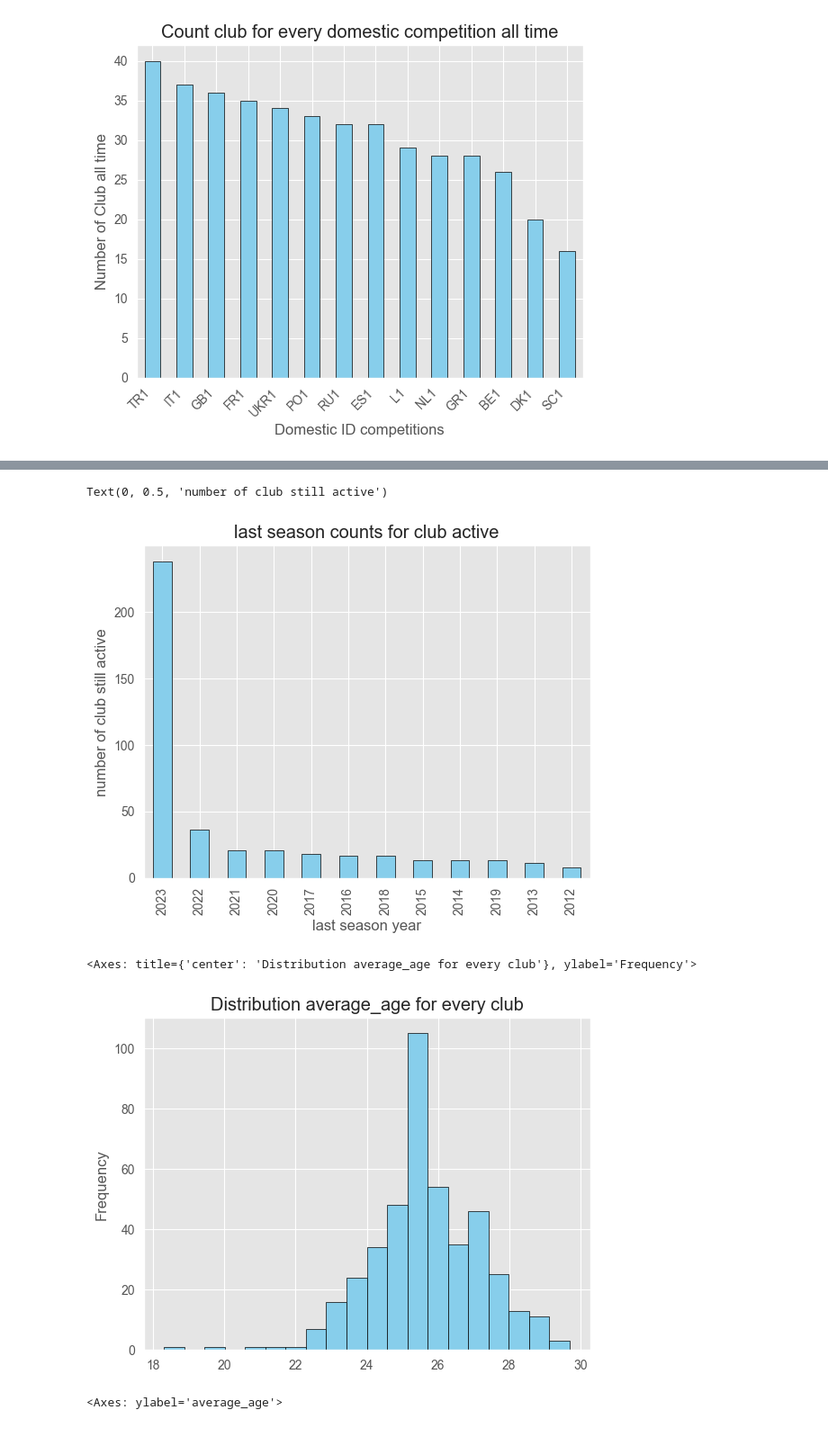
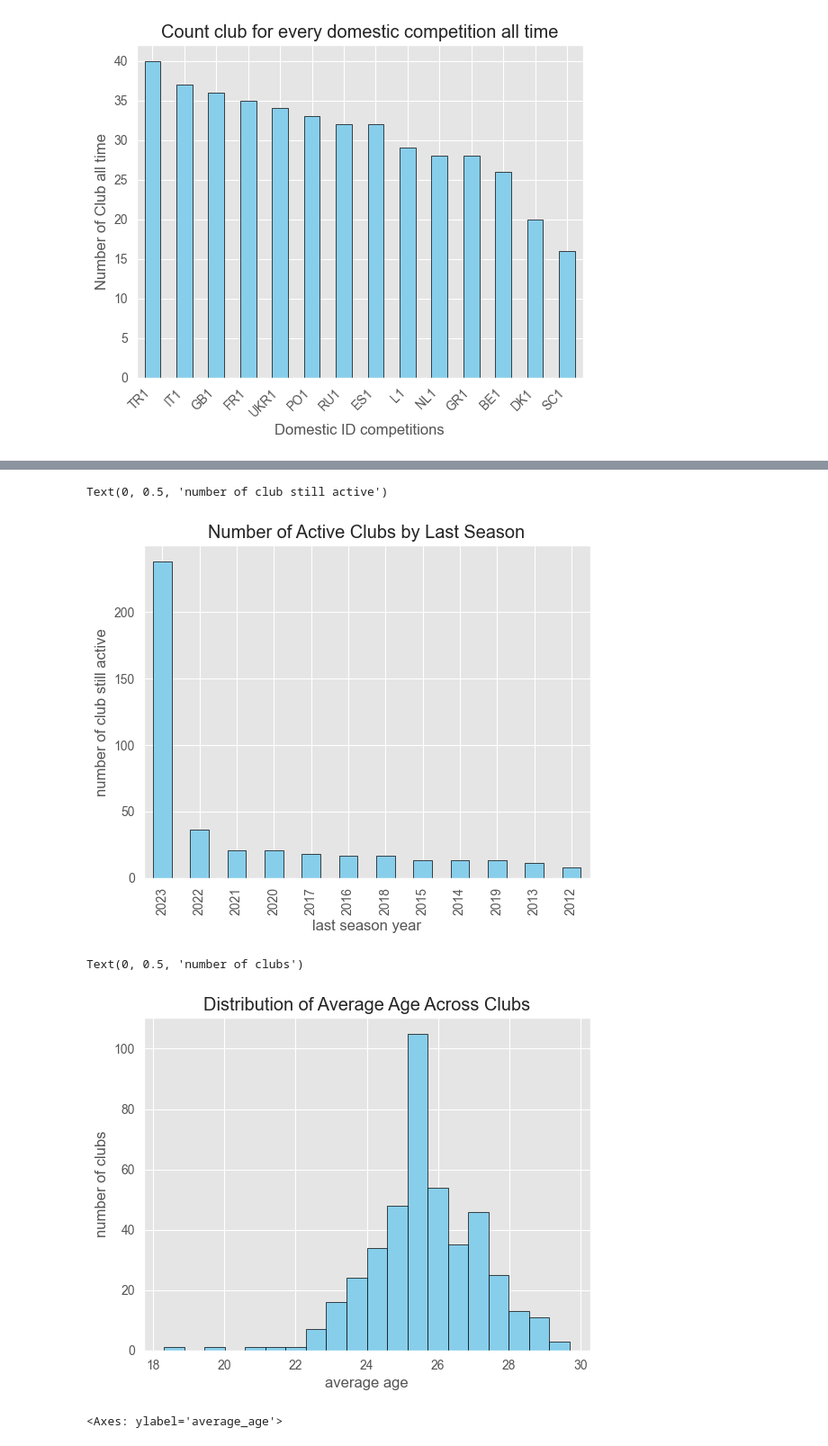
Before and after one commit to Bilguun-Batsaikhan/IUM-TWEB, a Jupyter notebook: Solution/jupyter_notebook/clubsAnalysis.ipynb, the cells around one changed output, grey strips where cells are left out. Shown at 90% size. Saved outputs shown, nothing was run; the diff lists cells and outputs as text; code cells hidden in the pictures.

Commit message:
Some change in typo/grammar, added titles to x and y axis

```diff
--- a/Solution/jupyter_notebook/clubsAnalysis.ipynb
+++ b/Solution/jupyter_notebook/clubsAnalysis.ipynb
@@ -5,7 +5,7 @@ import matplotlib.pylab as plt
 import seaborn as sns
 plt.style.use('ggplot')
 # %%
-club = pd.read_csv('/Users/alexagliuzza/Desktop/IUM-TWEB/Solution/csv/clubs.csv')
+club = pd.read_csv('../csv/clubs.csv')
 # %% [markdown]
 ### Step 1: Data Understanding ###
 + Dataframe shape
@@ -267,22 +257,24 @@ club_still_active['domestic_competition_id'].value_counts().plot(kind='bar',
 # %%
 ax = new_club['last_season'].value_counts().plot(kind='bar',
-                                                 title = 'last season counts for club active',
+                                                 title = 'Number of Active Clubs by Last Season',
                                                  color = 'skyblue',
                                                  edgecolor='black')
 ax.set_xlabel('last season year')
 ax.set_ylabel('number of club still active')
 # %% [output]
 Text(0, 0.5, 'number of club still active')
-[figure, old version]
+[figure, new version]
 # %%
-new_club['average_age'].plot(kind='hist',
+ax = new_club['average_age'].plot(kind='hist',
                              bins= 20,
-                             title = 'Distribution average_age for every club',
+                             title = 'Distribution of Average Age Across Clubs',
                              color = 'skyblue',
                              edgecolor='black')
+ax.set_xlabel('average age')
+ax.set_ylabel('number of clubs')
 # %% [output]
-<Axes: title={'center': 'Distribution average_age for every club'}, ylabel='Frequency'>
+Text(0, 0.5, 'number of clubs')
-[figure, old version]
+[figure, new version]
 # %%
 sns.boxplot(data = new_club['average_age'],
             color = 'skyblue')
```
Also changed, not shown: parts of 17 cells of this notebook.
